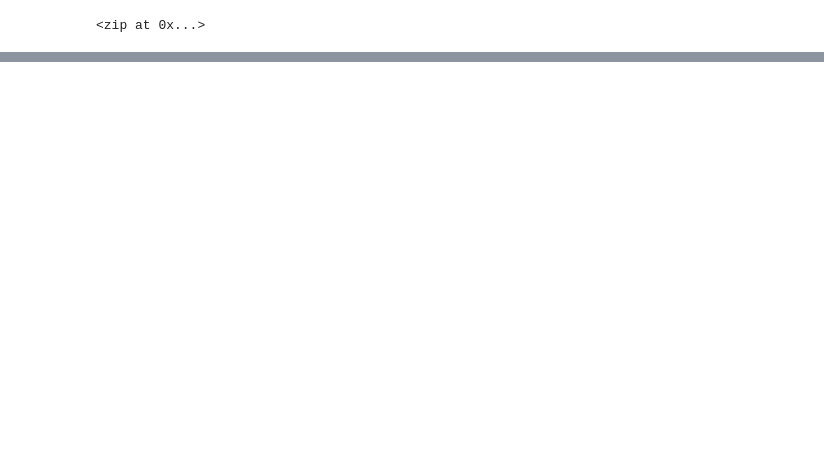
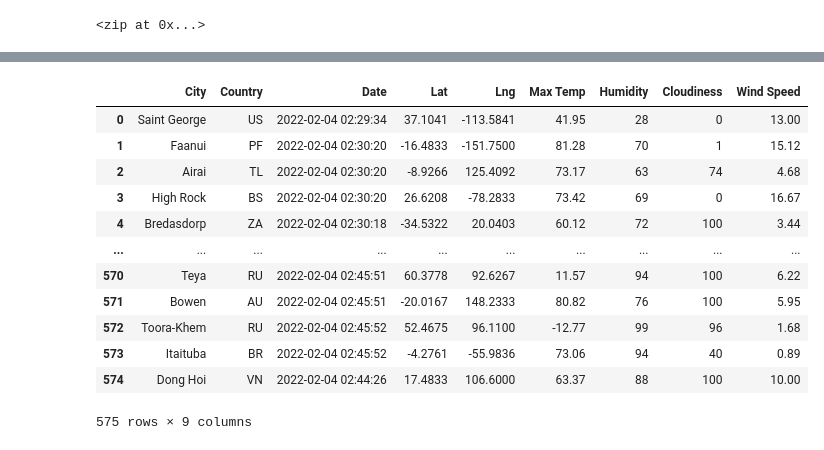
Before and after one commit to JCastro1986/World_Weather_Analysis, a Jupyter notebook: WeatherPy.ipynb, the cells around one changed output, grey strips where cells are left out. Drawn from its saved outputs; the diff is of its cells as text; code cells hidden in the pictures; blank space fills up the shorter version.

```diff
--- a/WeatherPy.ipynb
+++ b/WeatherPy.ipynb
@@ -33,0 +44,3 @@ len(cities)
+# %%
+# Starting URL for Weather Map API Call.
+url = "http://api.openweathermap.org/data/2.5/weather?units=Imperial&APPID=" + api_key
@@ -33,0 +131,4 @@ len(cities)
+# %%
+# Convert the array of dictionaries to a Pandas DataFrame.
+city_data_df = pd.DataFrame(city_data)
+city_data_df.head(10)
@@ -33,0 +147,19 @@ len(cities)
+# %%
+#new_column_order = ["column2", "column9", "column10", "column3", "column4", "column5", "column6", "column7", "column8"]
+new_column_order = ["City", "Country", "Date", "Lat", "Lng", "Max Temp", "Humidity", "Cloudiness", "Wind Speed"]
+city_data_df = city_data_df[new_column_order]
+city_data_df
+# %% [output]
+|  | City | Country | Date | Lat | Lng | Max Temp | Humidity | Cloudiness | Wind Speed |
+| 0 | Saint George | US | 2022-02-04 02:29:34 | 37.1041 | -113.5841 | 41.95 | 28 | 0 | 13.00 |
+| 1 | Faanui | PF | 2022-02-04 02:30:20 | -16.4833 | -151.7500 | 81.28 | 70 | 1 | 15.12 |
+| 2 | Airai | TL | 2022-02-04 02:30:20 | -8.9266 | 125.4092 | 73.17 | 63 | 74 | 4.68 |
+| 3 | High Rock | BS | 2022-02-04 02:30:20 | 26.6208 | -78.2833 | 73.42 | 69 | 0 | 16.67 |
+| 4 | Bredasdorp | ZA | 2022-02-04 02:30:18 | -34.5322 | 20.0403 | 60.12 | 72 | 100 | 3.44 |
+| ... | ... | ... | ... | ... | ... | ... | ... | ... | ... |
+| 570 | Teya | RU | 2022-02-04 02:45:51 | 60.3778 | 92.6267 | 11.57 | 94 | 100 | 6.22 |
+| 571 | Bowen | AU | 2022-02-04 02:45:51 | -20.0167 | 148.2333 | 80.82 | 76 | 100 | 5.95 |
+| 572 | Toora-Khem | RU | 2022-02-04 02:45:52 | 52.4675 | 96.1100 | -12.77 | 99 | 96 | 1.68 |
+| 573 | Itaituba | BR | 2022-02-04 02:45:52 | -4.2761 | -55.9836 | 73.06 | 94 | 40 | 0.89 |
+| 574 | Dong Hoi | VN | 2022-02-04 02:44:26 | 17.4833 | 106.6000 | 63.37 | 88 | 100 | 10.00 |
+575 rows × 9 columns
```
Also changed, not shown: parts of 7 cells of this notebook.
